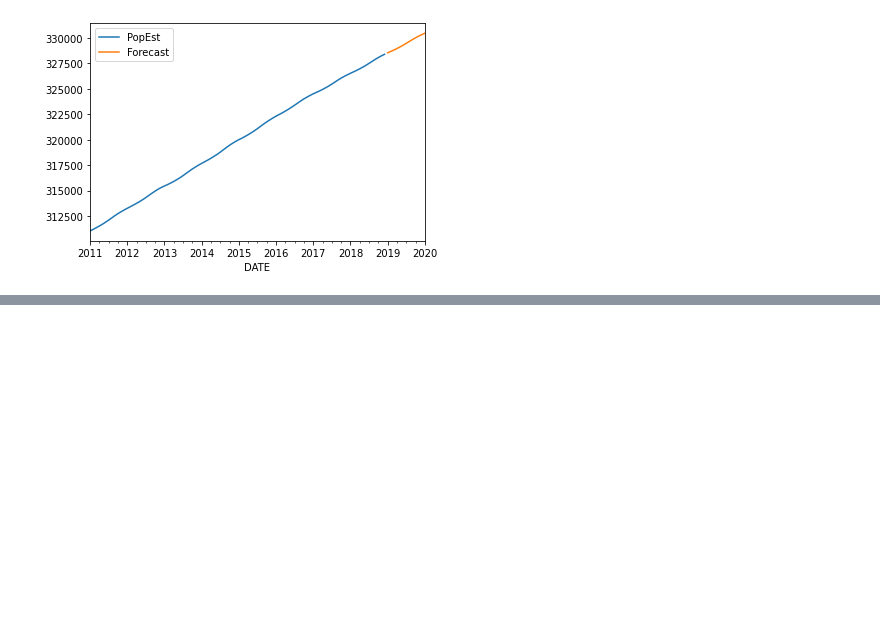
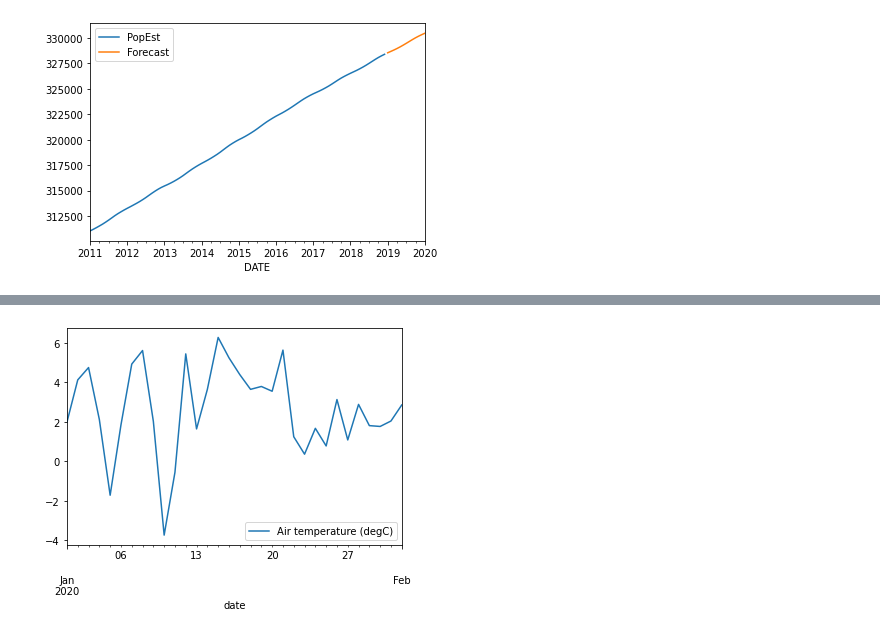
Before and after one commit to MikhailKuklin/time-series-analysis-forecasting, a Jupyter notebook: notebooks/ts_forecasting.ipynb, the cells around one changed output, grey strips where cells are left out. Drawn from its saved outputs; the diff is of its cells as text; code cells hidden in the pictures; blank space fills up the shorter version.

```diff
--- a/notebooks/ts_forecasting.ipynb
+++ b/notebooks/ts_forecasting.ipynb
@@ -283,0 +294,8 @@ forecast.plot(legend=True);
+# %%
+# non-seasonal data
+
+df_jan2020 = df['2020-01-01':'2020-02-01']
+
+df_jan2020.plot();
+# %% [output]
+[figure, added]
```
Also changed, not shown: parts of 6 cells of this notebook.
